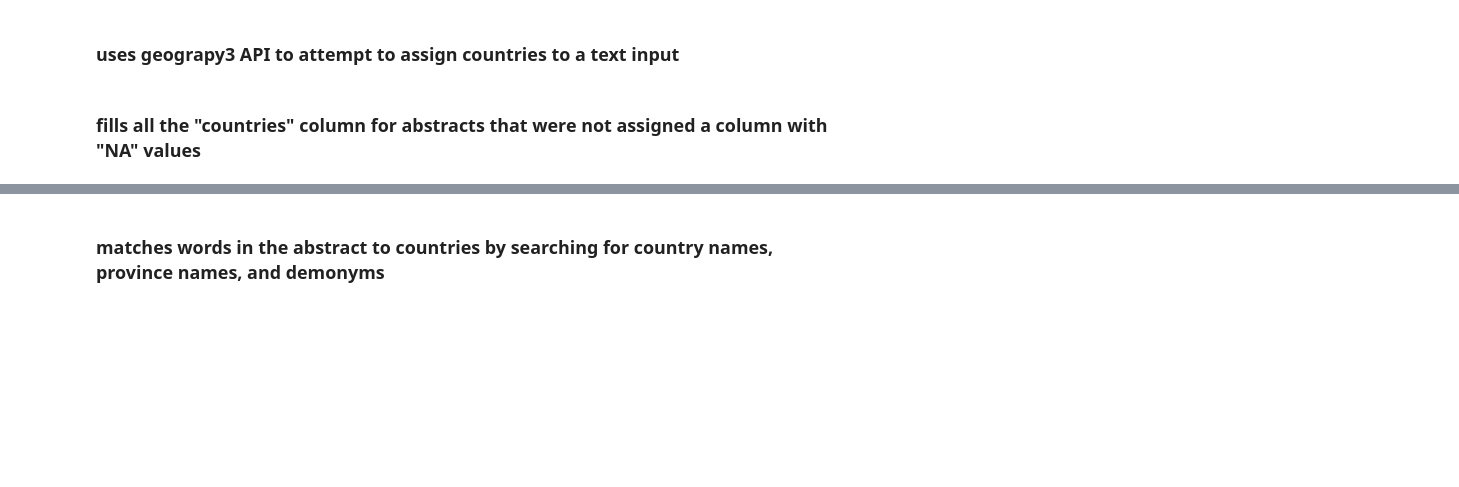
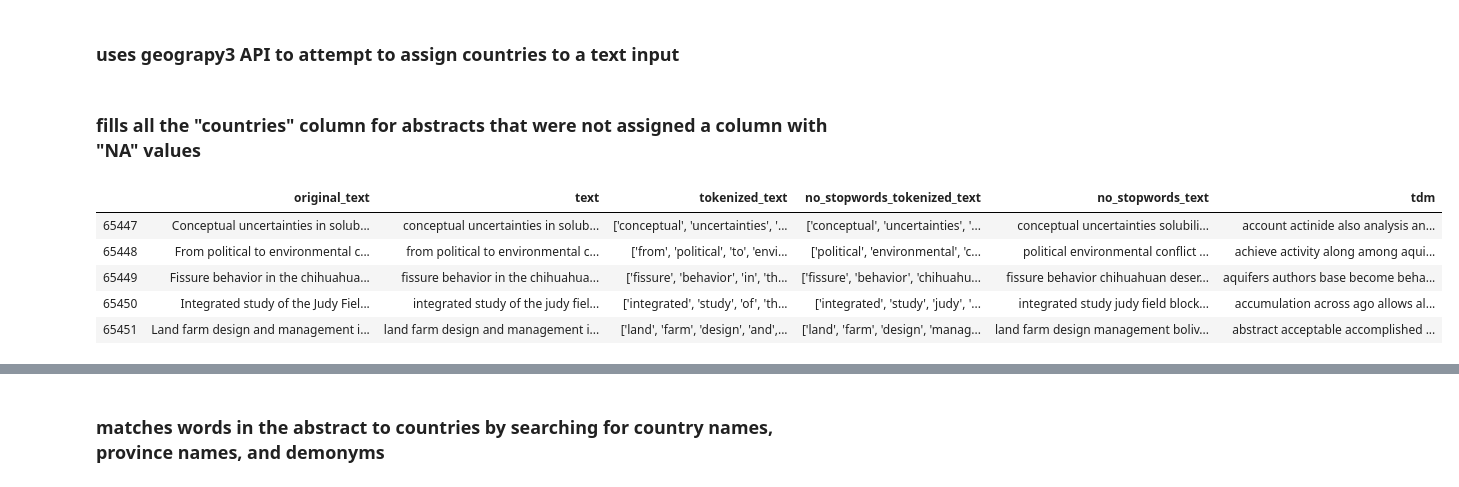
Before and after one commit to neelkandlikar/water-sentiment, a Jupyter notebook: code/04_retrieve_geo_data.ipynb, the cells around one changed output, grey strips where cells are left out. Drawn from its saved outputs; the diff is of its cells as text; code cells hidden in the pictures; blank space fills up the shorter version.

Commit message:
added old abstract files

```diff
--- a/code/04_retrieve_geo_data.ipynb
+++ b/code/04_retrieve_geo_data.ipynb
@@ -48,0 +65,13 @@ df = pd.read_csv('../results/cleaned_tokenized.csv')
+# %%
+df = pd.read_csv('../results/clean_tokenize_new.csv')
+pd.set_option('display.max_columns', 999)
+pd.set_option('display.max_rows', 999)
+
+display(df.tail())
+# %% [output]
+|  | original_text | text | tokenized_text | no_stopwords_tokenized_text | no_stopwords_text | tdm |
+| 65447 | Conceptual uncertainties in solub... | conceptual uncertainties in solub... | ['conceptual', 'uncertainties', '... | ['conceptual', 'uncertainties', '... | conceptual uncertainties solubili... | account actinide also analysis an... |
+| 65448 | From political to environmental c... | from political to environmental c... | ['from', 'political', 'to', 'envi... | ['political', 'environmental', 'c... | political environmental conflict ... | achieve activity along among aqui... |
+| 65449 | Fissure behavior in the chihuahua... | fissure behavior in the chihuahua... | ['fissure', 'behavior', 'in', 'th... | ['fissure', 'behavior', 'chihuahu... | fissure behavior chihuahuan deser... | aquifers authors base become beha... |
+| 65450 | Integrated study of the Judy Fiel... | integrated study of the judy fiel... | ['integrated', 'study', 'of', 'th... | ['integrated', 'study', 'judy', '... | integrated study judy field block... | accumulation across ago allows al... |
+| 65451 | Land farm design and management i... | land farm design and management i... | ['land', 'farm', 'design', 'and',... | ['land', 'farm', 'design', 'manag... | land farm design management boliv... | abstract acceptable accomplished ... |
```
Also changed, not shown: parts of 14 cells of this notebook, 20 other files.
